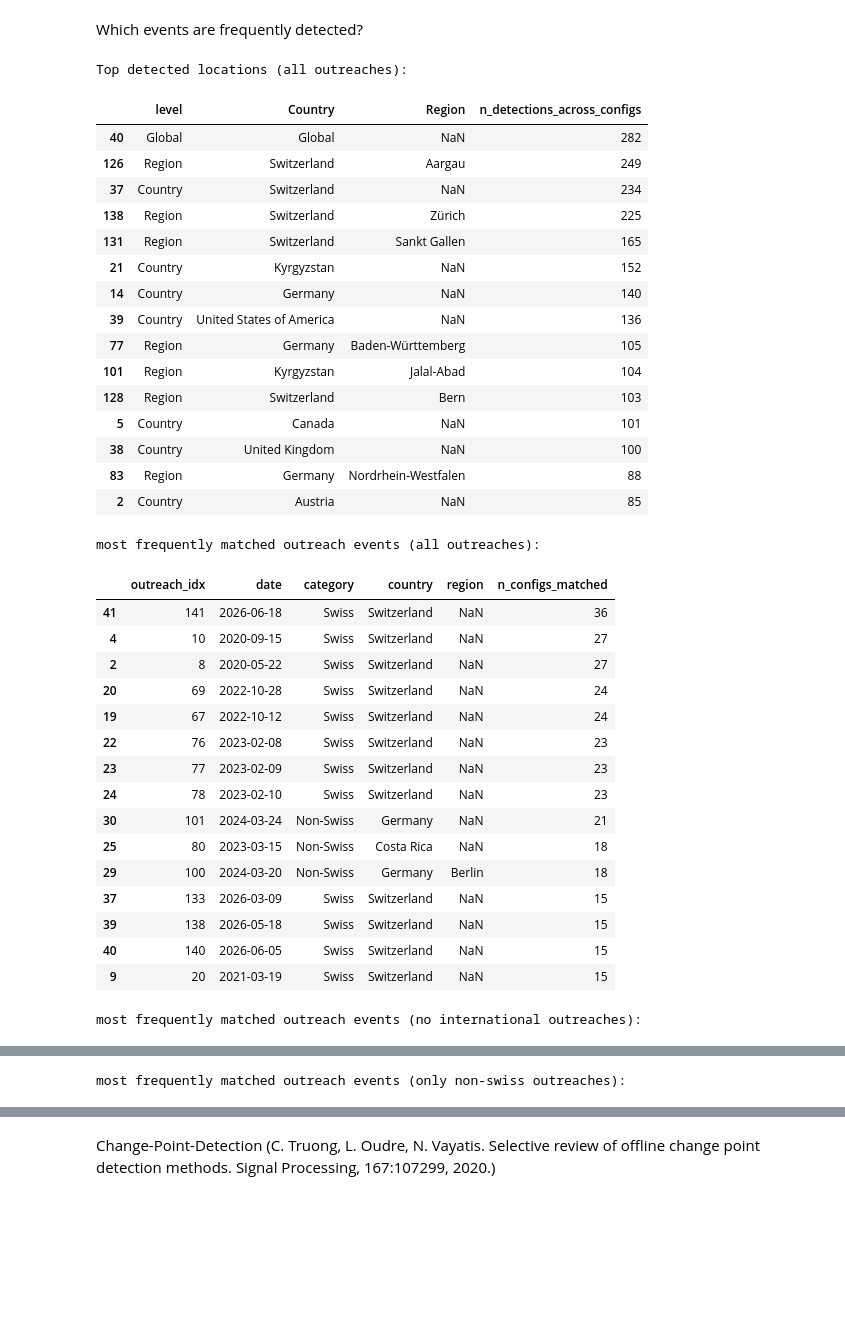
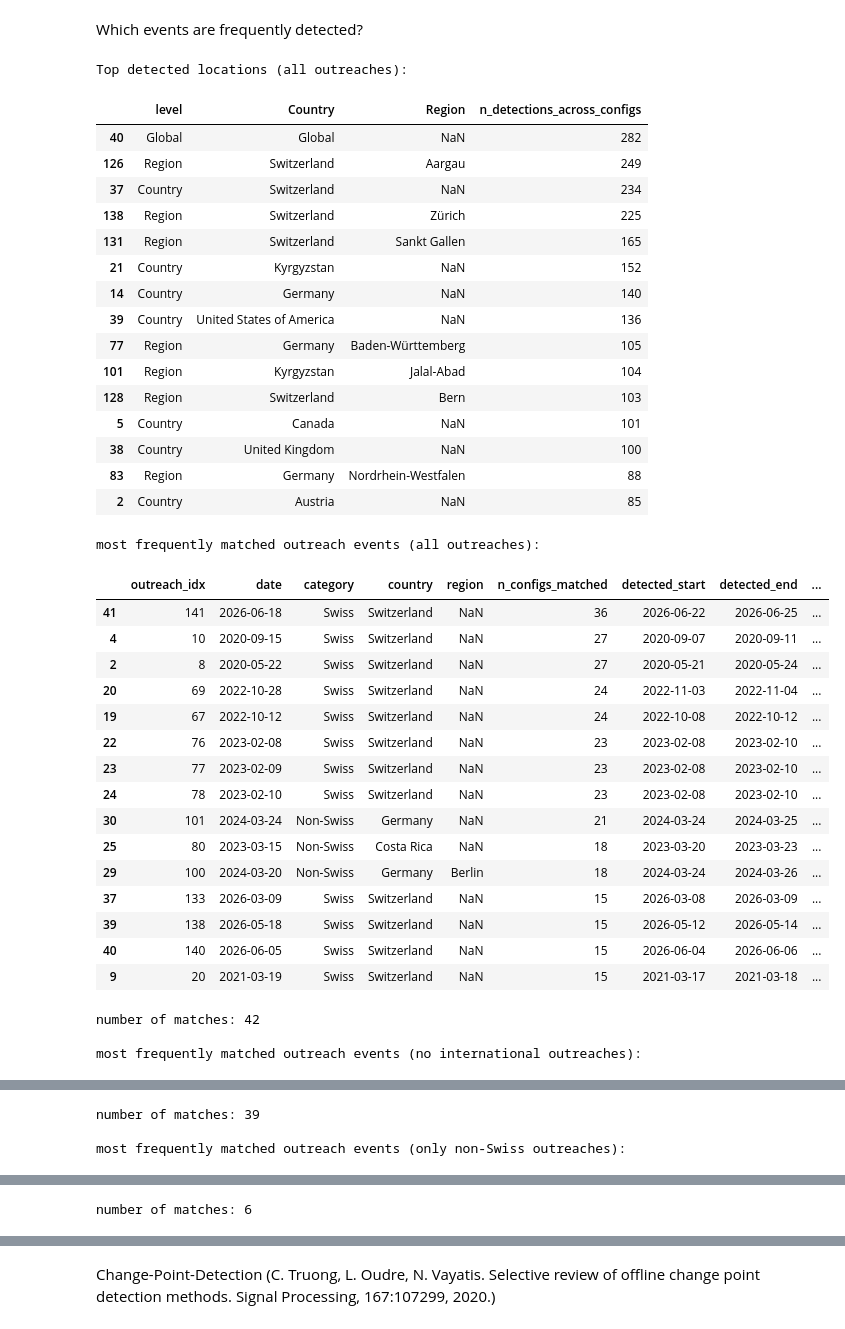
Before and after one commit to yannicknicolaswirz/Master_Thesis, a Jupyter notebook: Code/Part2.ipynb, the cells around one changed output, grey strips where cells are left out. Drawn from its saved outputs; the diff is of its cells as text; code cells hidden in the pictures; blank space fills up the shorter version.

Commit message:
polishing the event detection

```diff
--- a/Code/Part2.ipynb
+++ b/Code/Part2.ipynb
@@ -558,7 +582,8 @@ grid_df_only_non_swiss.sort_values("f1", ascending=False)
 # %% [markdown]
 Which events are frequently detected?
 # %%
-def summarize_frequent_detections(events_by_config, top_n=15): # which anomaly get detected frequently (does not have to be an outreach event)
+def summarize_frequent_detections(events_by_config, top_n=15): # which anomaly gets detected frequently (does not have to be an outreach event)
+
     all_events = []
     for config_key, data in events_by_config.items():
         z, bl, mc = config_key
@@ -584,6 +609,7 @@ def summarize_frequent_detections(events_by_config, top_n=15): # which anomaly g
 
 
 def summarize_frequent_outreach_matches(events_by_config, top_n=15): # which outreach event gets detected most frequently
+
     all_matches = []
     for config_key, data in events_by_config.items():
         z, bl, mc = config_key
@@ -594,62 +620,80 @@ def summarize_frequent_outreach_matches(events_by_config, top_n=15): # which out
         all_matches.append(details)
 
     combined = pd.concat(all_matches, ignore_index=True)
+    matched_only = combined[combined["matched"] == True]
 
+    # number of matching configurations per outreach event
     match_counts = (
-        combined[combined["matched"] == True]
+        matched_only
         .groupby(["outreach_idx", "date", "category", "country", "region"], dropna=False)
         .size()
         .rename("n_configs_matched")
         .reset_index()
-        .sort_values("n_configs_matched", ascending=False)
     )
 
-    return match_counts.head(top_n)
+    # strongest matched detected event (highest z-score across all parameter combinations and spatial levels)
+    strongest_match = (
+        matched_only
+        .loc[matched_only.groupby("outreach_idx")["detected_max_z"].idxmax()]
+        [["outreach_idx", "detected_start", "detected_end", "detected_max_z", "detected_level", "detected_country", "detected_region"]]
+    )
+
+    result = match_counts.merge(strongest_match, on="outreach_idx", how="left")
+
+    return result.sort_values("n_configs_matched", ascending=False).head(top_n), len(result)
 # %%
 print("Top detected locations (all outreaches):")
 display(summarize_frequent_detections(events_by_config_all))
 
 print("\nmost frequently matched outreach events (all outreaches):")
-display(summarize_frequent_outreach_matches(events_by_config_all))
+matches, number_of_matches = summarize_frequent_outreach_matches(events_by_config_all)
+display(matches)
+print(f"number of matches: {number_of_matches}")
 
 print("\nmost frequently matched outreach events (no international outreaches):")
-display(summarize_frequent_outreach_matches(events_by_config_no_international))
+matches, number_of_matches = summarize_frequent_outreach_matches(events_by_config_no_international)
+display(matches)
+print(f"number of matches: {number_of_matches}")
 
-print("\nmost frequently matched outreach events (only non-swiss outreaches):")
-display(summarize_frequent_outreach_matches(events_by_config_only_non_swiss))
+print("\nmost frequently matched outreach events (only non-Swiss outreaches):")
+matches, number_of_matches = summarize_frequent_outreach_matches(events_by_config_only_non_swiss)
+display(matches)
+print(f"number of matches: {number_of_matches}")
 # %% [output]
 Top detected locations (all outreaches):
 |  | level | Country | Region | n_detections_across_configs |
 | 40 | Global | Global | NaN | 282 |
 | 126 | Region | Switzerland | Aargau | 249 |
 | 37 | Country | Switzerland | NaN | 234 |
 | 138 | Region | Switzerland | Zürich | 225 |
 | 131 | Region | Switzerland | Sankt Gallen | 165 |
 | 21 | Country | Kyrgyzstan | NaN | 152 |
 | 14 | Country | Germany | NaN | 140 |
 | 39 | Country | United States of America | NaN | 136 |
 | 77 | Region | Germany | Baden-Württemberg | 105 |
 | 101 | Region | Kyrgyzstan | Jalal-Abad | 104 |
 | 128 | Region | Switzerland | Bern | 103 |
 | 5 | Country | Canada | NaN | 101 |
 | 38 | Country | United Kingdom | NaN | 100 |
 | 83 | Region | Germany | Nordrhein-Westfalen | 88 |
 | 2 | Country | Austria | NaN | 85 |
 most frequently matched outreach events (all outreaches):
-|  | outreach_idx | date | category | country | region | n_configs_matched |
-| 41 | 141 | 2026-06-18 | Swiss | Switzerland | NaN | 36 |
-| 4 | 10 | 2020-09-15 | Swiss | Switzerland | NaN | 27 |
-| 2 | 8 | 2020-05-22 | Swiss | Switzerland | NaN | 27 |
-| 20 | 69 | 2022-10-28 | Swiss | Switzerland | NaN | 24 |
-| 19 | 67 | 2022-10-12 | Swiss | Switzerland | NaN | 24 |
-| 22 | 76 | 2023-02-08 | Swiss | Switzerland | NaN | 23 |
-| 23 | 77 | 2023-02-09 | Swiss | Switzerland | NaN | 23 |
-| 24 | 78 | 2023-02-10 | Swiss | Switzerland | NaN | 23 |
-| 30 | 101 | 2024-03-24 | Non-Swiss | Germany | NaN | 21 |
-| 25 | 80 | 2023-03-15 | Non-Swiss | Costa Rica | NaN | 18 |
-| 29 | 100 | 2024-03-20 | Non-Swiss | Germany | Berlin | 18 |
-| 37 | 133 | 2026-03-09 | Swiss | Switzerland | NaN | 15 |
-| 39 | 138 | 2026-05-18 | Swiss | Switzerland | NaN | 15 |
-| 40 | 140 | 2026-06-05 | Swiss | Switzerland | NaN | 15 |
-| 9 | 20 | 2021-03-19 | Swiss | Switzerland | NaN | 15 |
+|  | outreach_idx | date | category | country | region | n_configs_matched | detected_start | detected_end | ... |
+| 41 | 141 | 2026-06-18 | Swiss | Switzerland | NaN | 36 | 2026-06-22 | 2026-06-25 | ... |
+| 4 | 10 | 2020-09-15 | Swiss | Switzerland | NaN | 27 | 2020-09-07 | 2020-09-11 | ... |
+| 2 | 8 | 2020-05-22 | Swiss | Switzerland | NaN | 27 | 2020-05-21 | 2020-05-24 | ... |
+| 20 | 69 | 2022-10-28 | Swiss | Switzerland | NaN | 24 | 2022-11-03 | 2022-11-04 | ... |
+| 19 | 67 | 2022-10-12 | Swiss | Switzerland | NaN | 24 | 2022-10-08 | 2022-10-12 | ... |
+| 22 | 76 | 2023-02-08 | Swiss | Switzerland | NaN | 23 | 2023-02-08 | 2023-02-10 | ... |
+| 23 | 77 | 2023-02-09 | Swiss | Switzerland | NaN | 23 | 2023-02-08 | 2023-02-10 | ... |
+| 24 | 78 | 2023-02-10 | Swiss | Switzerland | NaN | 23 | 2023-02-08 | 2023-02-10 | ... |
+| 30 | 101 | 2024-03-24 | Non-Swiss | Germany | NaN | 21 | 2024-03-24 | 2024-03-25 | ... |
+| 25 | 80 | 2023-03-15 | Non-Swiss | Costa Rica | NaN | 18 | 2023-03-20 | 2023-03-23 | ... |
+| 29 | 100 | 2024-03-20 | Non-Swiss | Germany | Berlin | 18 | 2024-03-24 | 2024-03-26 | ... |
+| 37 | 133 | 2026-03-09 | Swiss | Switzerland | NaN | 15 | 2026-03-08 | 2026-03-09 | ... |
+| 39 | 138 | 2026-05-18 | Swiss | Switzerland | NaN | 15 | 2026-05-12 | 2026-05-14 | ... |
+| 40 | 140 | 2026-06-05 | Swiss | Switzerland | NaN | 15 | 2026-06-04 | 2026-06-06 | ... |
+| 9 | 20 | 2021-03-19 | Swiss | Switzerland | NaN | 15 | 2021-03-17 | 2021-03-18 | ... |
+number of matches: 42
+
 most frequently matched outreach events (no international outreaches):
@@ -672 +716,3 @@ most frequently matched outreach events (no international outreaches):
-most frequently matched outreach events (only non-swiss outreaches):
+number of matches: 39
+
+most frequently matched outreach events (only non-Swiss outreaches):
@@ -679,0 +726 @@ most frequently matched outreach events (only non-swiss outreaches):
+number of matches: 6
```
Also changed, not shown: parts of 17 cells of this notebook, 3 other files.
